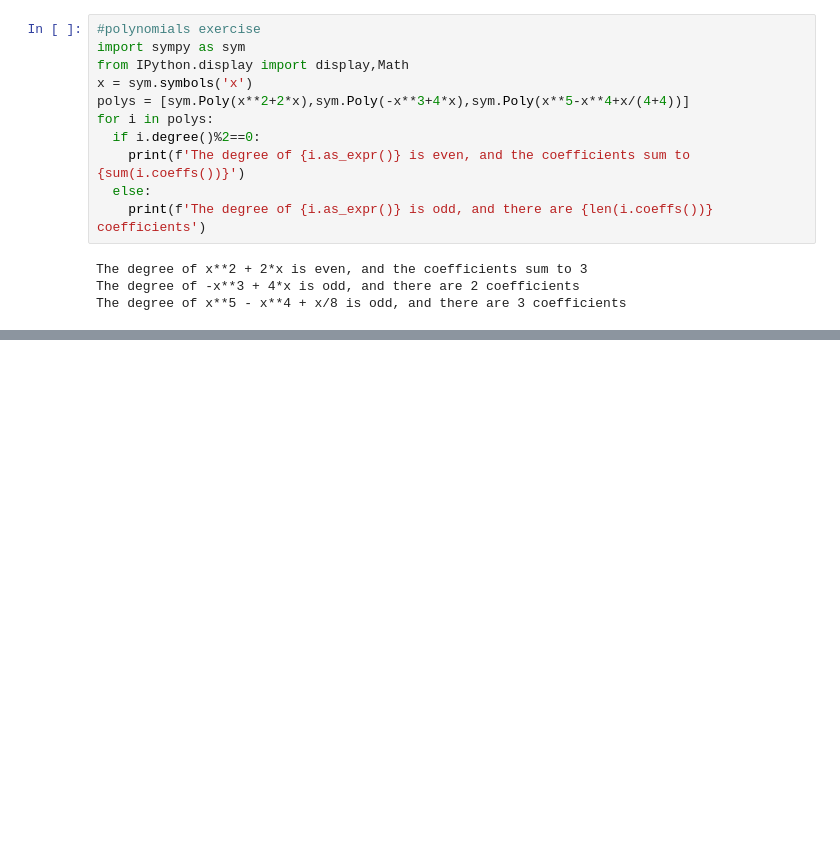
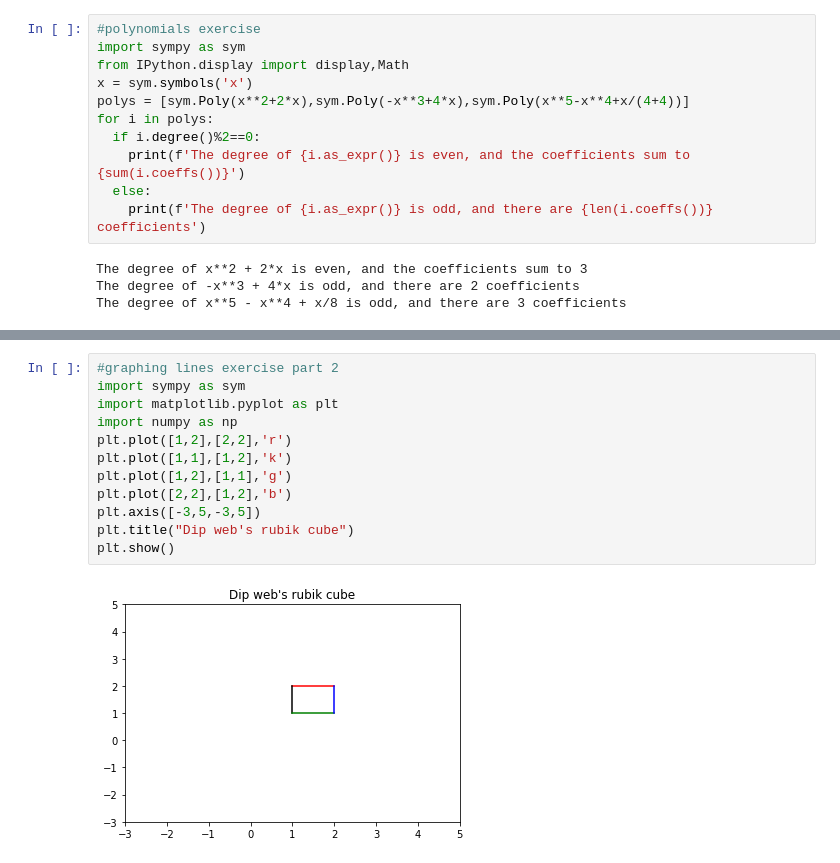
Before and after one commit to nietus/master_math, a Jupyter notebook: Master_Math_By_Coding_In_Python.ipynb, the cells around one changed output, grey strips where cells are left out. Saved outputs shown, nothing was run; the diff lists cells and outputs as text; blank space fills up the shorter version.

```diff
--- a/Master_Math_By_Coding_In_Python.ipynb
+++ b/Master_Math_By_Coding_In_Python.ipynb
@@ -275,0 +349,14 @@ The degree of x**5 - x**4 + x/8 is odd, and there are 3 coefficients
+# %%
+#graphing lines exercise part 2
+import sympy as sym
+import matplotlib.pyplot as plt
+import numpy as np
+plt.plot([1,2],[2,2],'r')
+plt.plot([1,1],[1,2],'k')
+plt.plot([1,2],[1,1],'g')
+plt.plot([2,2],[1,2],'b')
+plt.axis([-3,5,-3,5])
+plt.title("Dip web's rubik cube")
+plt.show()
+# %% [output]
+[figure, added]
```
Also changed, not shown: parts of 9 cells of this notebook.
